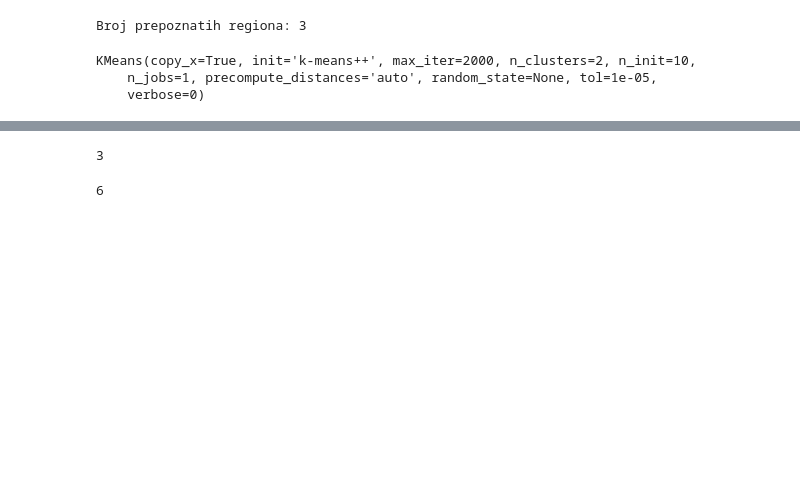
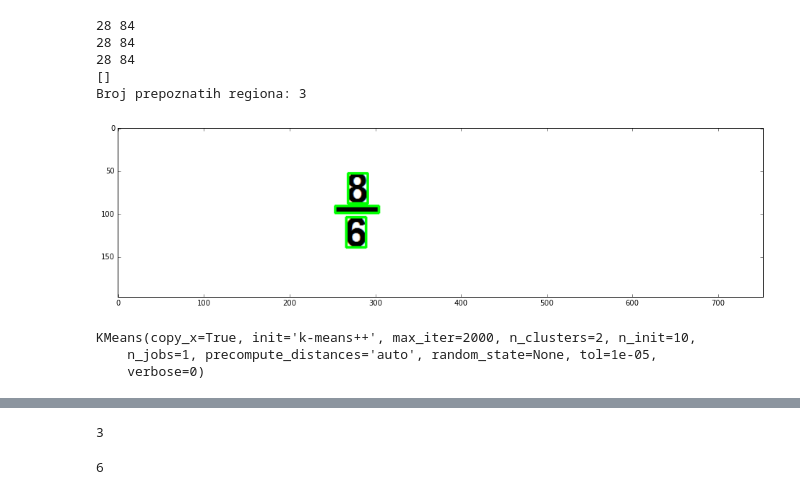
Before and after one commit to micic1marko/SoftProjekat, a Jupyter notebook: Untitled.ipynb, the cells around one changed output, grey strips where cells are left out. Saved outputs shown, nothing was run; the diff lists cells and outputs as text; code cells hidden in the pictures; blank space fills up the shorter version.

```diff
--- a/Untitled.ipynb
+++ b/Untitled.ipynb
@@ -80,0 +61,13 @@ def select_roi(image_orig, image_bin):
+# %%
+def is_line(line):
+    print line.shape[0],  3*line.shape[1]
+    if line.shape[0] >= 3*line.shape[1]:
+        return True
+    return False
+# %%
+def find_line(contures):
+    lines = []
+    for c in contures:
+        if is_line(c):
+            lines.append(c)
+    return lines
@@ -117,14 +156,26 @@ inputs = prepare_for_ann(letters)
 outputs = convert_output(alphabet)
 ann = create_ann()
 ann = train_ann(ann, inputs, outputs)
+# %%
+#Učitavanje slike i određivanje regiona od interesa
+image_color = load_image('razlomak.png')
+img = image_bin(invert(image_gray(image_color)))
+display_image(img)
+selected_regions, letters, distances = select_roi(image_color.copy(), img)
+display_image(selected_regions)
+
+lines = find_line(letters)
+print lines
+
+print 'Broj prepoznatih regiona:', len(letters)
+# %% [output]
+28 84
+28 84
+28 84
+[]
+Broj prepoznatih regiona: 3
+[figure, added]
 # %%
-#Učitavanje slike i određivanje regiona od interesa
-image_color = load_image('LoremIpsum.png')
-img = image_bin(image_gray(image_color))
-selected_regions, letters, distances = select_roi(image_color.copy(), img)
-display_image(selected_regions)
-print 'Broj prepoznatih regiona:', len(letters)
-
 #Podešavanje centara grupa K-means algoritmom
 distances = np.array(distances).reshape(len(distances), 1)
 #Neophodno je da u K-means algoritam bude prosleđena matrica u kojoj vrste određuju elemente
@@ -132,10 +183,9 @@ distances = np.array(distances).reshape(len(distances), 1)
 k_means = KMeans(n_clusters=2, max_iter=2000, tol=0.00001, n_init=10)
 k_means.fit(distances)
 # %% [output]
-Broj prepoznatih regiona: 3
+KMeans(copy_x=True, init='k-means++', max_iter=2000, n_clusters=2, n_init=10,
+    n_jobs=1, precompute_distances='auto', random_state=None, tol=1e-05,
+    verbose=0)
-KMeans(copy_x=True, init='k-means++', max_iter=2000, n_clusters=2, n_init=10,
-    n_jobs=1, precompute_distances='auto', random_state=None, tol=1e-05,
-    verbose=0)
 # %%
 def display_result(outputs, alphabet, k_means):
     '''
```
Also changed, not shown: parts of 8 cells of this notebook, 7 other files.
